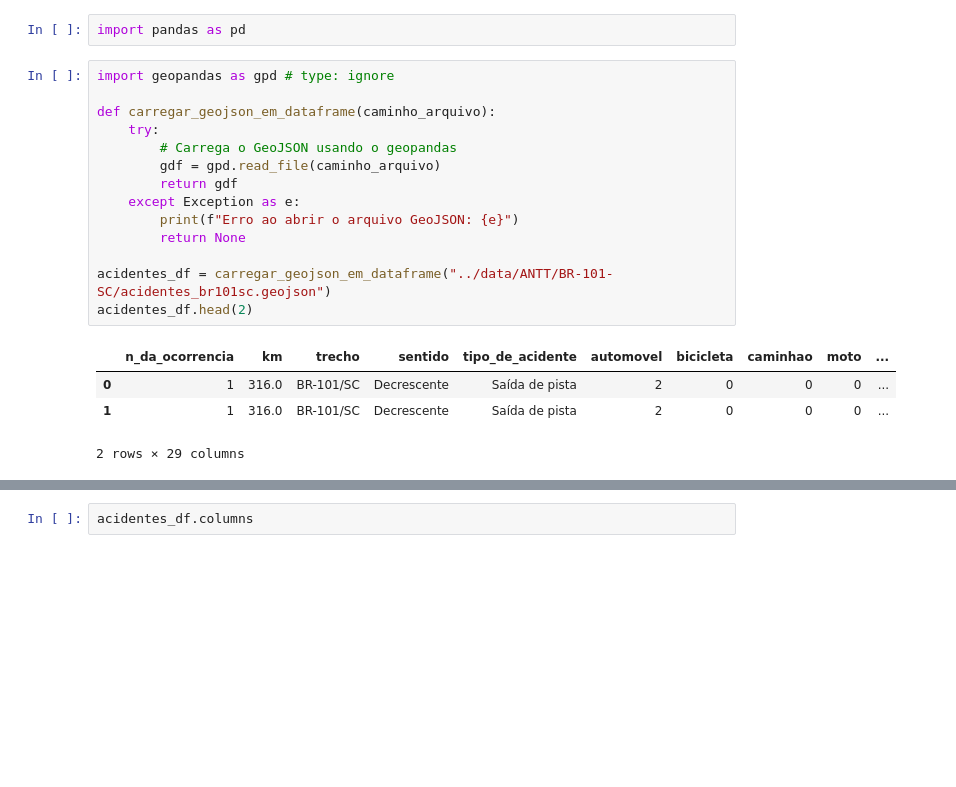
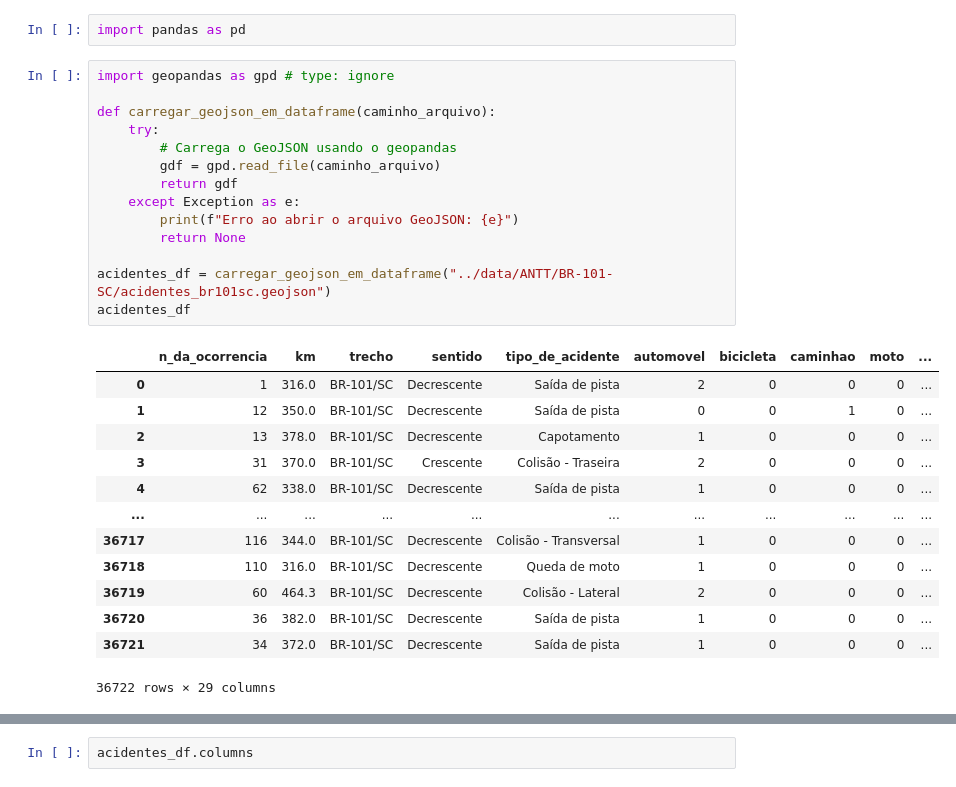
Before and after one commit to GuiBatalhoti/Dados_ANTT, a Jupyter notebook: notebooks/data_fusion.ipynb, the cells around one changed output, grey strips where cells are left out. Drawn from its saved outputs; the diff is of its cells as text; blank space fills up the shorter version.

```diff
--- a/notebooks/data_fusion.ipynb
+++ b/notebooks/data_fusion.ipynb
@@ -3,22 +3,31 @@ import pandas as pd
 # %%
 import geopandas as gpd # type: ignore
 
 def carregar_geojson_em_dataframe(caminho_arquivo):
     try:
         # Carrega o GeoJSON usando o geopandas
         gdf = gpd.read_file(caminho_arquivo)
         return gdf
     except Exception as e:
         print(f"Erro ao abrir o arquivo GeoJSON: {e}")
         return None
 
 acidentes_df = carregar_geojson_em_dataframe("../data/ANTT/BR-101-SC/acidentes_br101sc.geojson")
-acidentes_df.head(2)
+acidentes_df
 # %% [output]
 |  | n_da_ocorrencia | km | trecho | sentido | tipo_de_acidente | automovel | bicicleta | caminhao | moto | ... |
 | 0 | 1 | 316.0 | BR-101/SC | Decrescente | Saída de pista | 2 | 0 | 0 | 0 | ... |
-| 1 | 1 | 316.0 | BR-101/SC | Decrescente | Saída de pista | 2 | 0 | 0 | 0 | ... |
+| 1 | 12 | 350.0 | BR-101/SC | Decrescente | Saída de pista | 0 | 0 | 1 | 0 | ... |
+| 2 | 13 | 378.0 | BR-101/SC | Decrescente | Capotamento | 1 | 0 | 0 | 0 | ... |
+| 3 | 31 | 370.0 | BR-101/SC | Crescente | Colisão - Traseira | 2 | 0 | 0 | 0 | ... |
+| 4 | 62 | 338.0 | BR-101/SC | Decrescente | Saída de pista | 1 | 0 | 0 | 0 | ... |
+| ... | ... | ... | ... | ... | ... | ... | ... | ... | ... | ... |
+| 36717 | 116 | 344.0 | BR-101/SC | Decrescente | Colisão - Transversal | 1 | 0 | 0 | 0 | ... |
+| 36718 | 110 | 316.0 | BR-101/SC | Decrescente | Queda de moto | 1 | 0 | 0 | 0 | ... |
+| 36719 | 60 | 464.3 | BR-101/SC | Decrescente | Colisão - Lateral | 2 | 0 | 0 | 0 | ... |
+| 36720 | 36 | 382.0 | BR-101/SC | Decrescente | Saída de pista | 1 | 0 | 0 | 0 | ... |
+| 36721 | 34 | 372.0 | BR-101/SC | Decrescente | Saída de pista | 1 | 0 | 0 | 0 | ... |
-2 rows × 29 columns
+36722 rows × 29 columns
 # %%
 # conta a quantidade de valores vazios em latitude
 acidentes_df['latitude'].isnull().sum()
```
Also changed, not shown: parts of 4 cells of this notebook.
